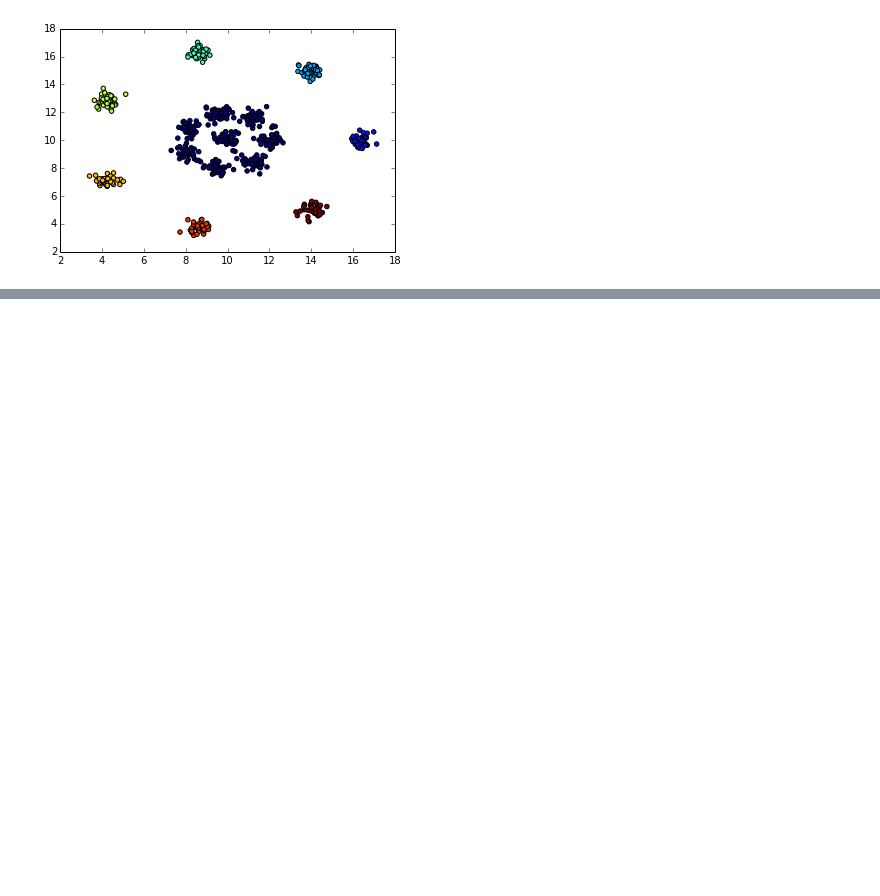
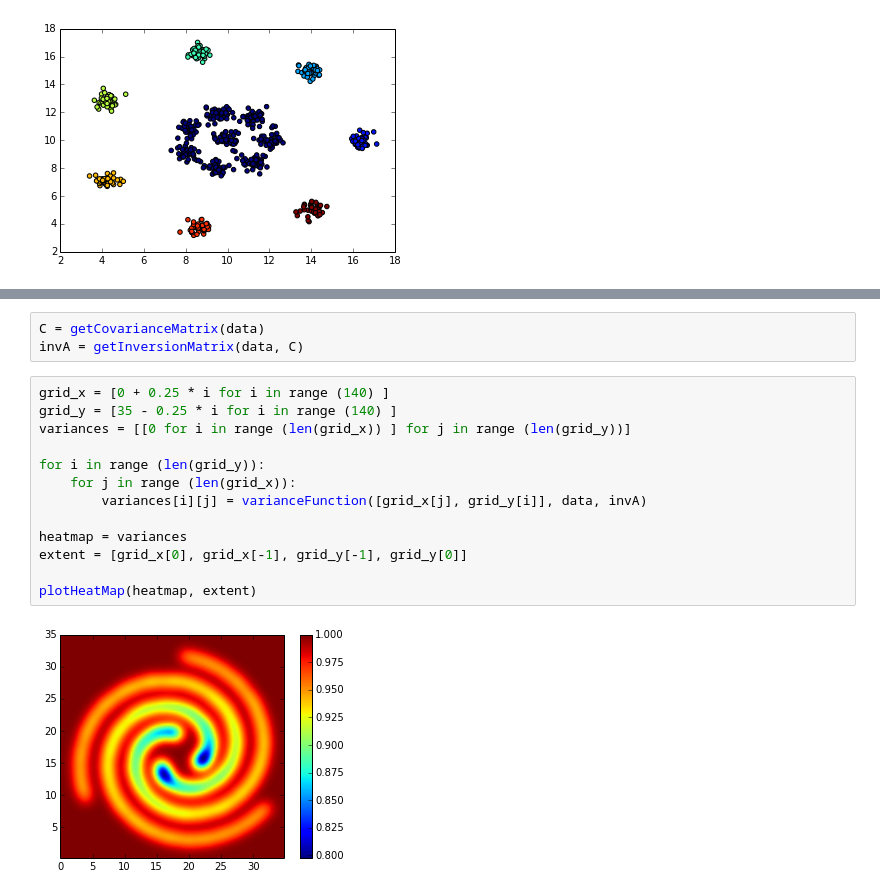
Before and after one commit to titicaca/GP-Clustering, a Jupyter notebook: GP Clustering AlgoImpl.ipynb, the cells around one changed output, grey strips where cells are left out. Drawn from its saved outputs; the diff is of its cells as text; blank space fills up the shorter version.

```diff
--- a/GP Clustering AlgoImpl.ipynb
+++ b/GP Clustering AlgoImpl.ipynb
@@ -315,0 +336,18 @@ plotCluster(X,Y,results1,"Scatter Plot")
+# %%
+C = getCovarianceMatrix(data)
+invA = getInversionMatrix(data, C)
+# %%
+grid_x = [0 + 0.25 * i for i in range (140) ]
+grid_y = [35 - 0.25 * i for i in range (140) ]
+variances = [[0 for i in range (len(grid_x)) ] for j in range (len(grid_y))]
+
+for i in range (len(grid_y)):
+    for j in range (len(grid_x)):
+        variances[i][j] = varianceFunction([grid_x[j], grid_y[i]], data, invA)
+
+heatmap = variances
+extent = [grid_x[0], grid_x[-1], grid_y[-1], grid_y[0]]
+
+plotHeatMap(heatmap, extent)
+# %% [output]
+[figure, added]
```
Also changed, not shown: parts of 18 cells of this notebook.
